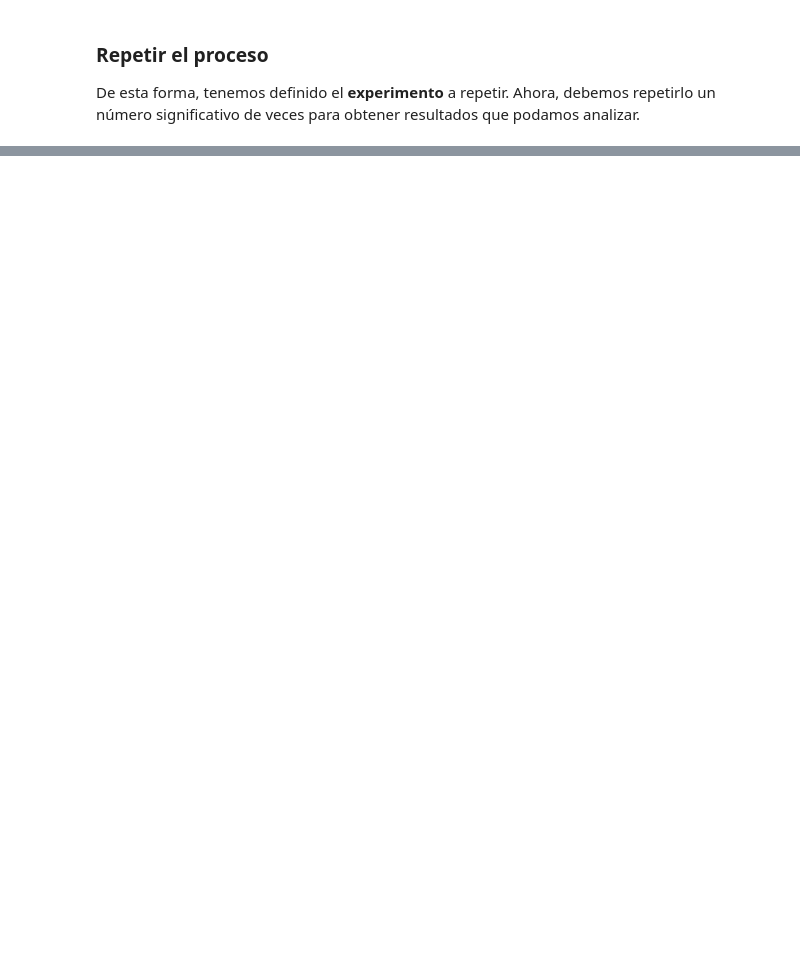
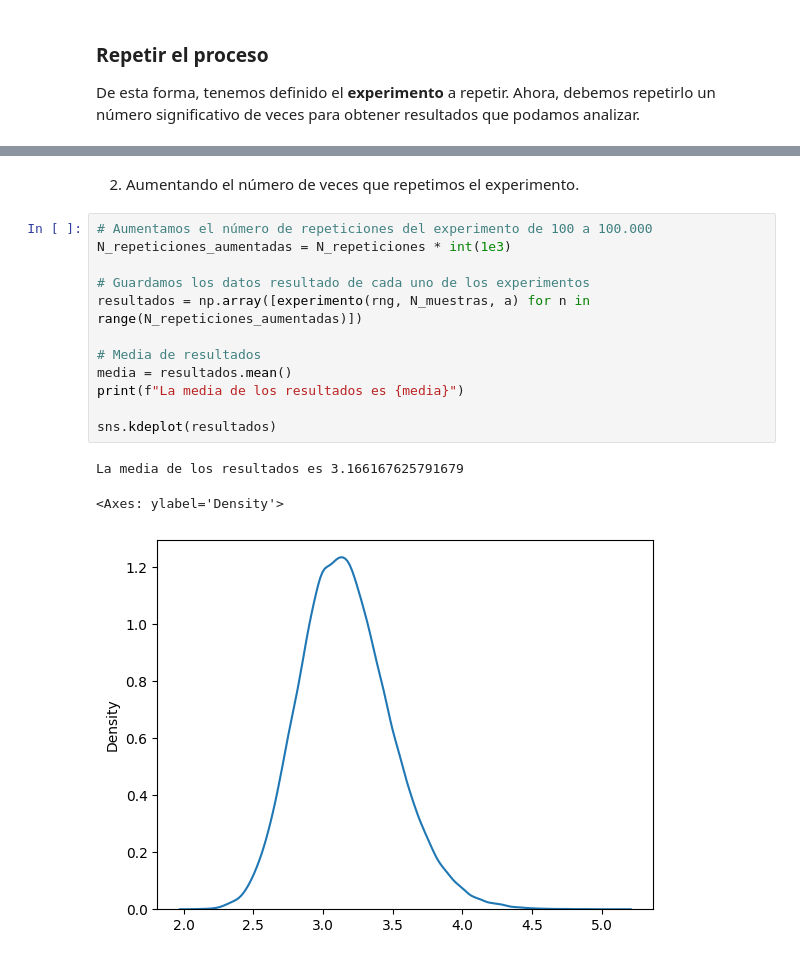
Before and after one commit to sergio-gcascon/pi_approximation, a Jupyter notebook: PiApproximation.ipynb, the cells around one changed output, grey strips where cells are left out. Drawn from its saved outputs; the diff is of its cells as text; blank space fills up the shorter version.

```diff
--- a/PiApproximation.ipynb
+++ b/PiApproximation.ipynb
@@ -107,0 +164,19 @@ experimento(rng, N_muestras)
+# %% [markdown]
+
+2. Aumentando el número de veces que repetimos el experimento.
+# %%
+# Aumentamos el número de repeticiones del experimento de 100 a 100.000
+N_repeticiones_aumentadas = N_repeticiones * int(1e3)
+
+# Guardamos los datos resultado de cada uno de los experimentos
+resultados = np.array([experimento(rng, N_muestras, a) for n in range(N_repeticiones_aumentadas)])
+
+# Media de resultados
+media = resultados.mean()
+print(f"La media de los resultados es {media}")
+
+sns.kdeplot(resultados)
+# %% [output]
+La media de los resultados es 3.166167625791679
+<Axes: ylabel='Density'>
+[figure, added]
```
Also changed, not shown: parts of 23 cells of this notebook.
